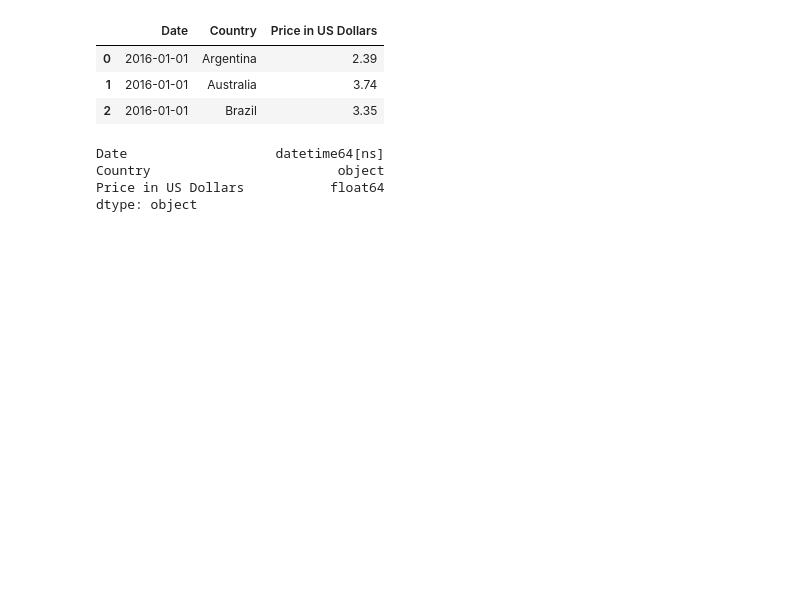
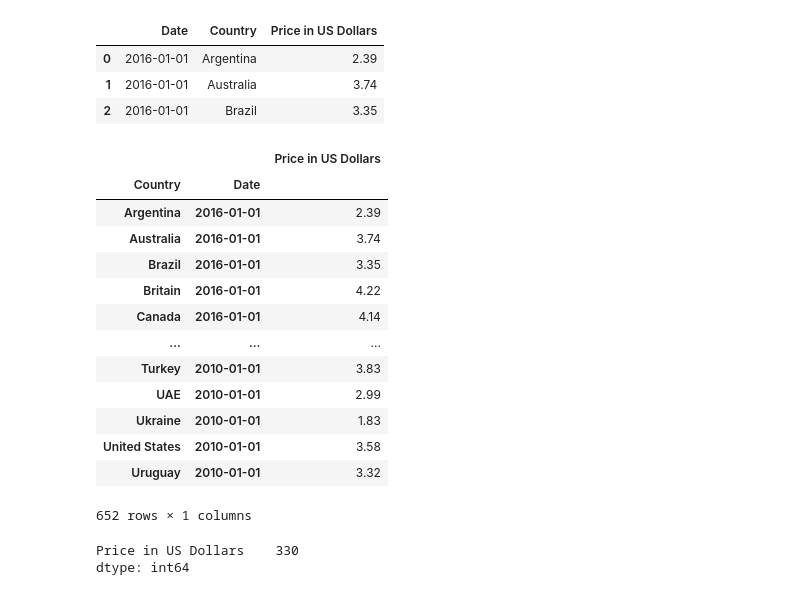
Before and after one commit to junclemente/tfs-pandas, a Jupyter notebook: MultiIndex.ipynb, the cells around one changed output. Cells and saved outputs as stored; diff of their text form; code cells hidden in the pictures; blank space fills up the shorter version.

```diff
--- a/MultiIndex.ipynb
+++ b/MultiIndex.ipynb
@@ -9,9 +9,28 @@ bigmac.head(3)
 | 1 | 2016-01-01 | Australia | 3.74 |
 | 2 | 2016-01-01 | Brazil | 3.35 |
 # %%
-bigmac.dtypes
+# can supply list to keys parameter to create two keys
+bigmac.set_index(keys = ["Date", "Country"])
+
+bigmac.set_index(keys = ["Country", "Date"])
+# Best practice, take column with less unique dates and use that as the outermost key
 # %% [output]
+|  |  | Price in US Dollars |
+| Country | Date |  |
+| Argentina | 2016-01-01 | 2.39 |
+| Australia | 2016-01-01 | 3.74 |
+| Brazil | 2016-01-01 | 3.35 |
+| Britain | 2016-01-01 | 4.22 |
+| Canada | 2016-01-01 | 4.14 |
+| ... | ... | ... |
+| Turkey | 2010-01-01 | 3.83 |
+| UAE | 2010-01-01 | 2.99 |
+| Ukraine | 2010-01-01 | 1.83 |
+| United States | 2010-01-01 | 3.58 |
+| Uruguay | 2010-01-01 | 3.32 |
-Date                   datetime64[ns]
-Country                        object
-Price in US Dollars           float64
-dtype: object
+652 rows × 1 columns
+# %%
+bigmac.nunique()
+# %% [output]
+Price in US Dollars    330
+dtype: int64
```
Also changed, not shown: parts of 25 cells of this notebook.
